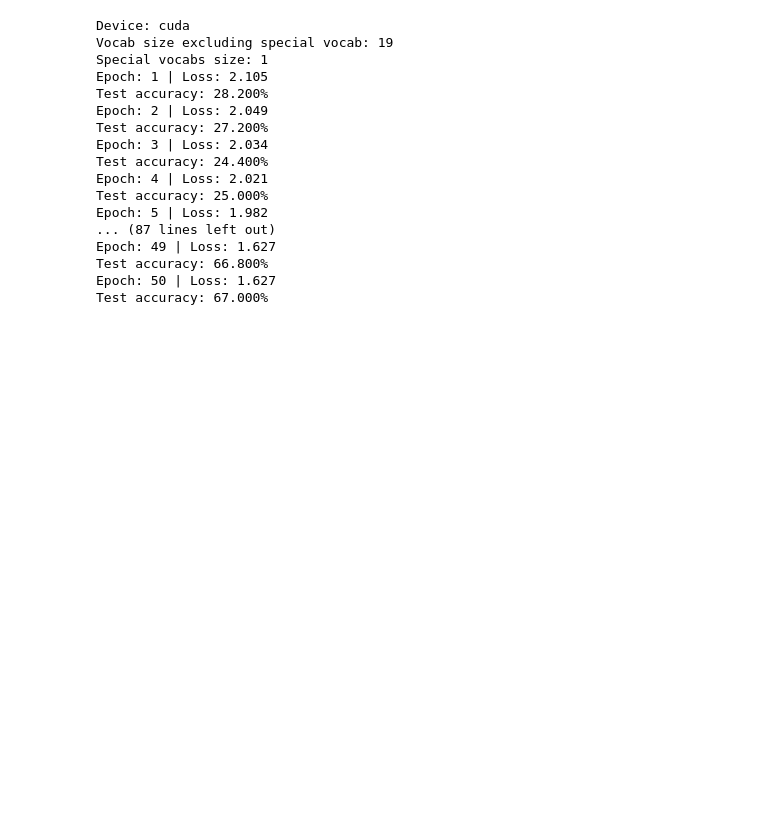
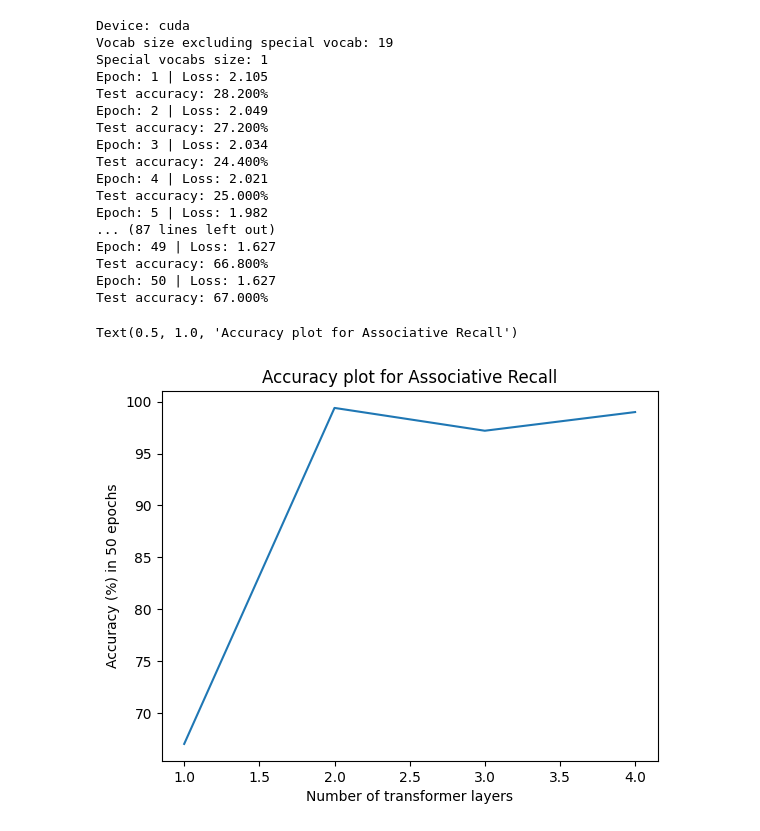
Before and after one commit to noronhaeyan/Systems-for-Machine-Learning, a Jupyter notebook: Homework 1/assignment1/programming_transformers/run_lm.ipynb, the cells around one changed output. Drawn from its saved outputs; the diff is of its cells as text; code cells hidden in the pictures; blank space fills up the shorter version.

```diff
--- a/Homework 1/assignment1/programming_transformers/run_lm.ipynb
+++ b/Homework 1/assignment1/programming_transformers/run_lm.ipynb
@@ -127,3 +127,16 @@ Epoch: 49 | Loss: 1.627
 Test accuracy: 66.800%
 Epoch: 50 | Loss: 1.627
 Test accuracy: 67.000%
+# %%
+n_layers = [1,2,3,4]
+accuracy = [67, 99.4, 97.2, 99]
+# %%
+import matplotlib.pyplot as plt
+
+plt.plot(n_layers, accuracy)
+plt.xlabel("Number of transformer layers")
+plt.ylabel("Accuracy (%) in 50 epochs")
+plt.title("Accuracy plot for Associative Recall")
+# %% [output]
+Text(0.5, 1.0, 'Accuracy plot for Associative Recall')
+[figure, added]
```
Also changed, not shown: 3 other files.
